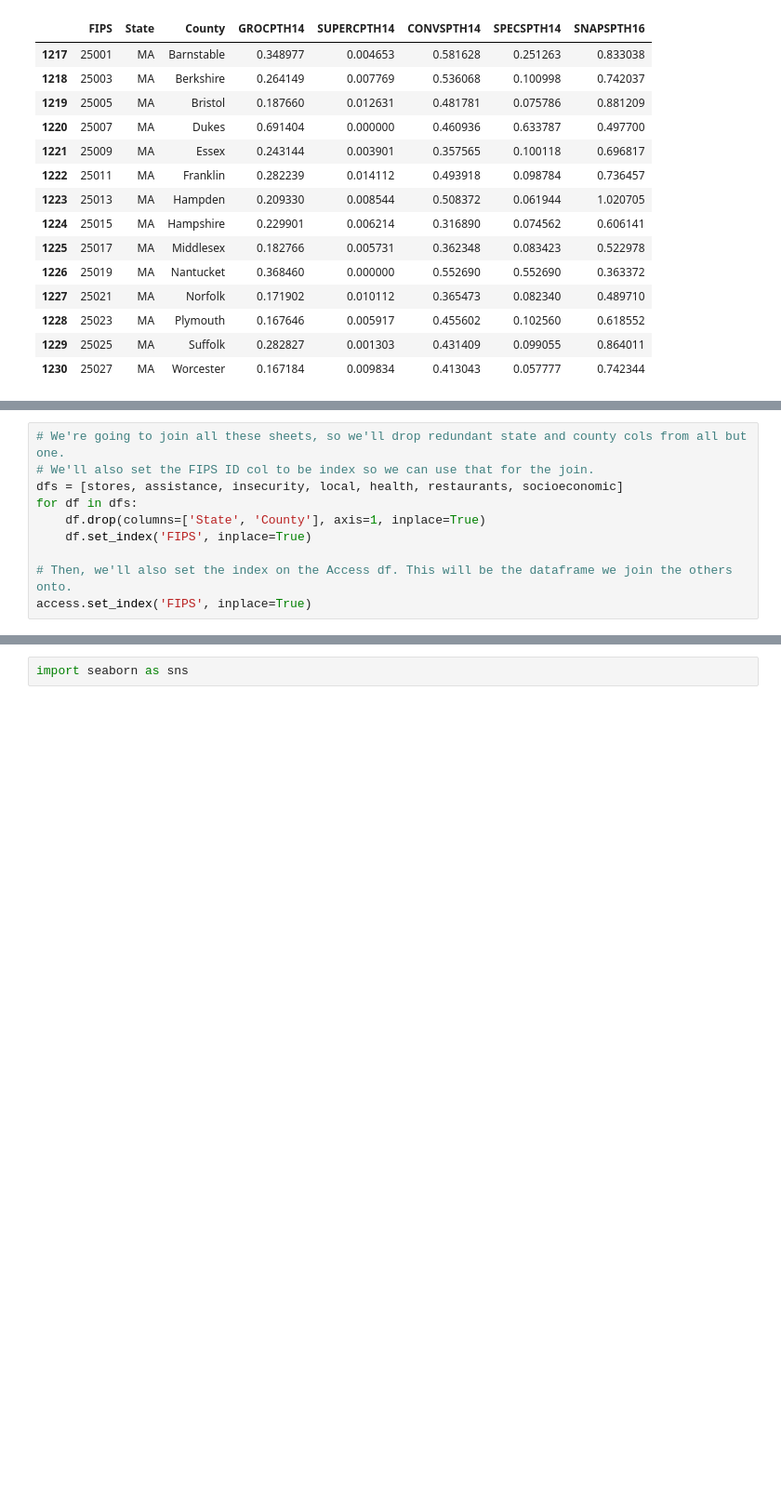
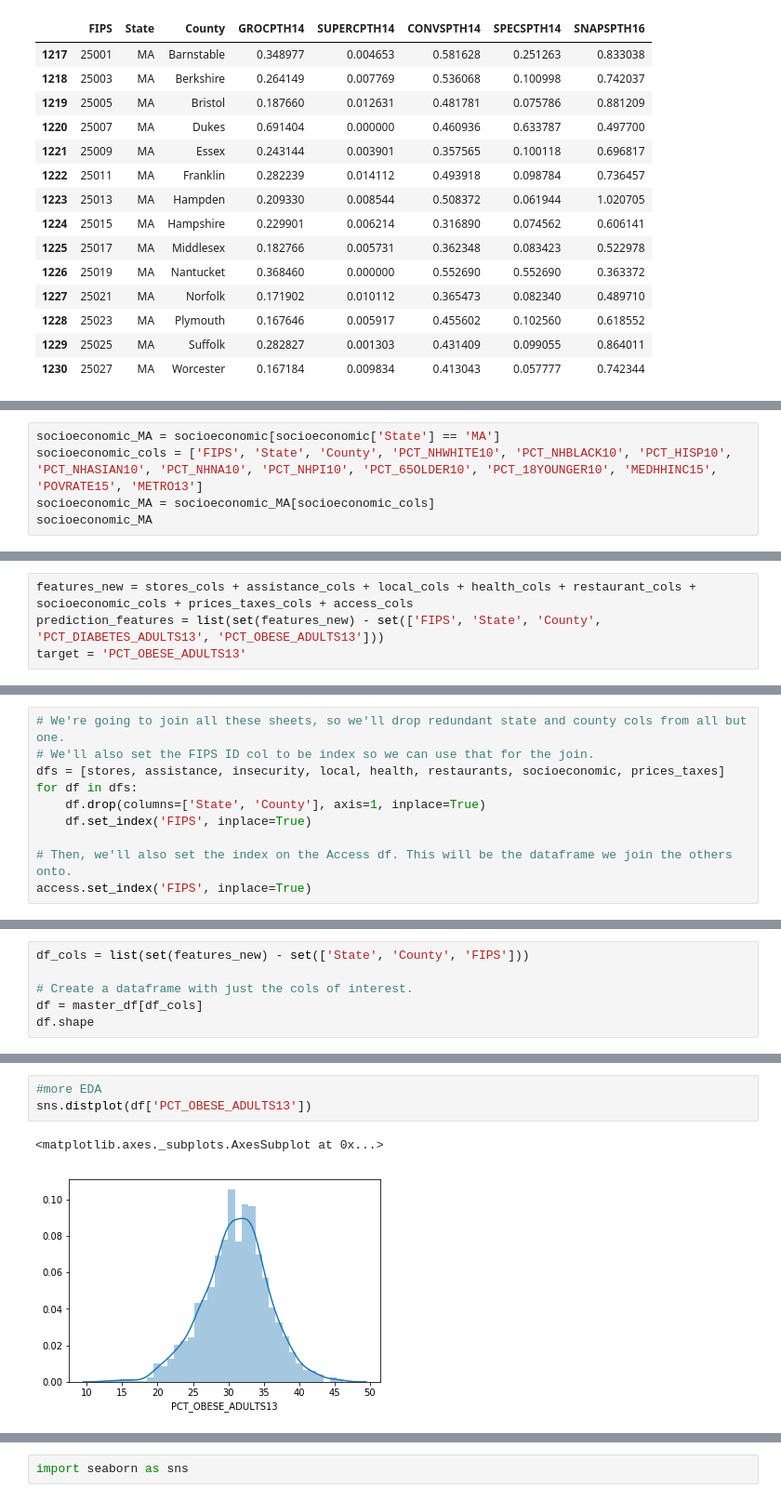
Before and after one commit to rserur/food-atlas-viz-app, a Jupyter notebook: rebecca_notebook.ipynb, the cells around one changed output, grey strips where cells are left out. Shown at 93% size. Saved outputs shown, nothing was run; the diff lists cells and outputs as text; blank space fills up the shorter version.

```diff
--- a/rebecca_notebook.ipynb
+++ b/rebecca_notebook.ipynb
@@ -70,0 +175,5 @@ stores_MA
+# %%
+socioeconomic_MA = socioeconomic[socioeconomic['State'] == 'MA']
+socioeconomic_cols = ['FIPS', 'State', 'County', 'PCT_NHWHITE10', 'PCT_NHBLACK10', 'PCT_HISP10', 'PCT_NHASIAN10', 'PCT_NHNA10', 'PCT_NHPI10', 'PCT_65OLDER10', 'PCT_18YOUNGER10', 'MEDHHINC15', 'POVRATE15', 'METRO13']
+socioeconomic_MA = socioeconomic_MA[socioeconomic_cols]
+socioeconomic_MA
@@ -70,0 +239,4 @@ stores_MA
+# %%
+features_new = stores_cols + assistance_cols + local_cols + health_cols + restaurant_cols + socioeconomic_cols + prices_taxes_cols + access_cols
+prediction_features = list(set(features_new) - set(['FIPS', 'State', 'County', 'PCT_DIABETES_ADULTS13', 'PCT_OBESE_ADULTS13']))
+target = 'PCT_OBESE_ADULTS13'
@@ -71,7 +288,7 @@ stores_MA
 # %%
 # We're going to join all these sheets, so we'll drop redundant state and county cols from all but one.
 # We'll also set the FIPS ID col to be index so we can use that for the join.
-dfs = [stores, assistance, insecurity, local, health, restaurants, socioeconomic]
+dfs = [stores, assistance, insecurity, local, health, restaurants, socioeconomic, prices_taxes]
 for df in dfs:
     df.drop(columns=['State', 'County'], axis=1, inplace=True)
     df.set_index('FIPS', inplace=True)
@@ -114,0 +302,6 @@ df.shape
+# %%
+df_cols = list(set(features_new) - set(['State', 'County', 'FIPS']))
+
+# Create a dataframe with just the cols of interest.
+df = master_df[df_cols]
+df.shape
@@ -175,0 +393,6 @@ dtype: object
+# %%
+#more EDA
+sns.distplot(df['PCT_OBESE_ADULTS13'])
+# %% [output]
+<matplotlib.axes._subplots.AxesSubplot at 0x...>
+[figure, added]
```
Also changed, not shown: parts of 30 cells of this notebook.
